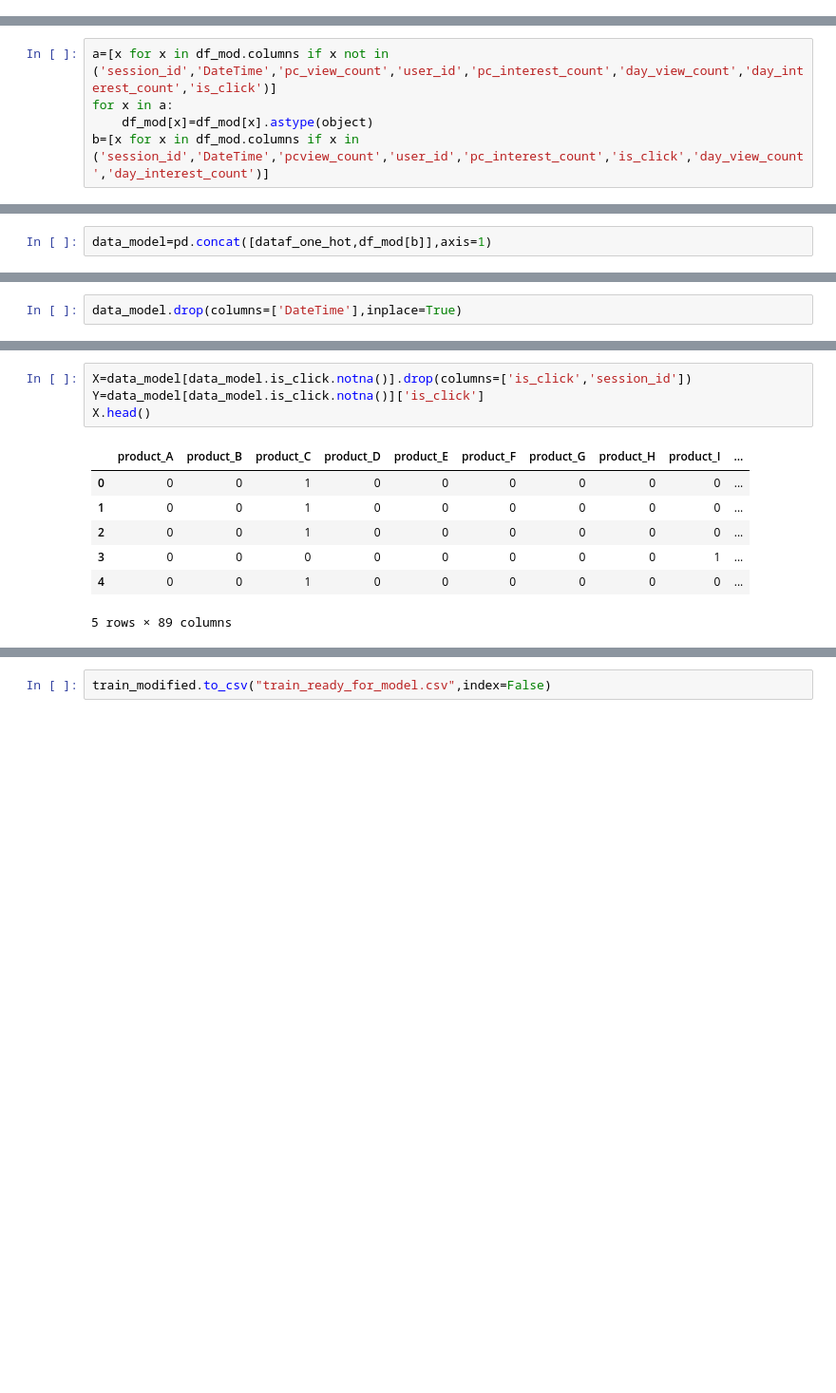
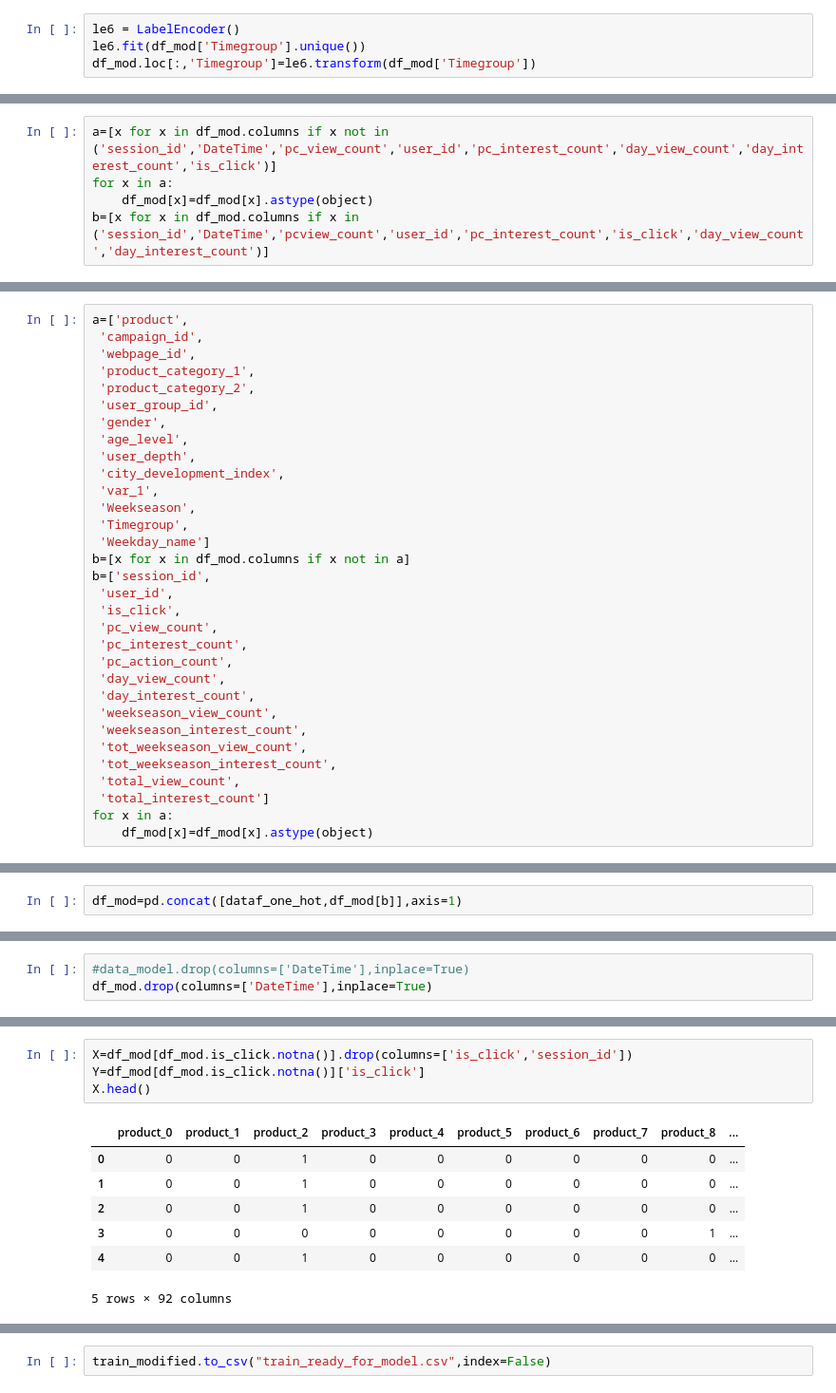
Before and after one commit to sar12089/Python, a Jupyter notebook: Hackathon/AV - AMEX/AMEX Data Preprocessing.ipynb, the cells around one changed output, grey strips where cells are left out. Shown at 95% size. Saved outputs shown, nothing was run; the diff lists cells and outputs as text; blank space fills up the shorter version.

```diff
--- a/Hackathon/AV - AMEX/AMEX Data Preprocessing.ipynb
+++ b/Hackathon/AV - AMEX/AMEX Data Preprocessing.ipynb
@@ -586,3 +714,7 @@ Index(['session_id', 'DateTime', 'user_id', 'product', 'campaign_id',
+# %%
+le6 = LabelEncoder()
+le6.fit(df_mod['Timegroup'].unique())
+df_mod.loc[:,'Timegroup']=le6.transform(df_mod['Timegroup'])
 # %%
 #df_mod.drop(columns='index',inplace=True)
 # %%
@@ -699,0 +815,32 @@ a
+# %%
+a=['product',
+ 'campaign_id',
+ 'webpage_id',
+ 'product_category_1',
+ 'product_category_2',
+ 'user_group_id',
+ 'gender',
+ 'age_level',
+ 'user_depth',
+ 'city_development_index',
+ 'var_1',
+ 'Weekseason',
+ 'Timegroup',
+ 'Weekday_name']
+b=[x for x in df_mod.columns if x not in a]
+b=['session_id',
+ 'user_id',
+ 'is_click',
+ 'pc_view_count',
+ 'pc_interest_count',
+ 'pc_action_count',
+ 'day_view_count',
+ 'day_interest_count',
+ 'weekseason_view_count',
+ 'weekseason_interest_count',
+ 'tot_weekseason_view_count',
+ 'tot_weekseason_interest_count',
+ 'total_view_count',
+ 'total_interest_count']
+for x in a:
+    df_mod[x]=df_mod[x].astype(object)
@@ -711,2 +878,2 @@ dataf_one_hot.head()
 # %%
-data_model=pd.concat([dataf_one_hot,df_mod[b]],axis=1)
+df_mod=pd.concat([dataf_one_hot,df_mod[b]],axis=1)
@@ -734,3 +902,4 @@ data_model[data_model.is_click==1]
 # %%
-data_model.drop(columns=['DateTime'],inplace=True)
+#data_model.drop(columns=['DateTime'],inplace=True)
+df_mod.drop(columns=['DateTime'],inplace=True)
 # %%
@@ -805,14 +960,14 @@ Length: 91, dtype: int64
 # %%
-X=data_model[data_model.is_click.notna()].drop(columns=['is_click','session_id'])
-Y=data_model[data_model.is_click.notna()]['is_click']
+X=df_mod[df_mod.is_click.notna()].drop(columns=['is_click','session_id'])
+Y=df_mod[df_mod.is_click.notna()]['is_click']
 X.head()
 # %% [output]
-|  | product_A | product_B | product_C | product_D | product_E | product_F | product_G | product_H | product_I | ... |
+|  | product_0 | product_1 | product_2 | product_3 | product_4 | product_5 | product_6 | product_7 | product_8 | ... |
 | 0 | 0 | 0 | 1 | 0 | 0 | 0 | 0 | 0 | 0 | ... |
 | 1 | 0 | 0 | 1 | 0 | 0 | 0 | 0 | 0 | 0 | ... |
 | 2 | 0 | 0 | 1 | 0 | 0 | 0 | 0 | 0 | 0 | ... |
 | 3 | 0 | 0 | 0 | 0 | 0 | 0 | 0 | 0 | 1 | ... |
 | 4 | 0 | 0 | 1 | 0 | 0 | 0 | 0 | 0 | 0 | ... |
-5 rows × 89 columns
+5 rows × 92 columns
 # %%
 import sklearn.feature_selection
```
Also changed, not shown: parts of 83 cells of this notebook, 7 other files.
